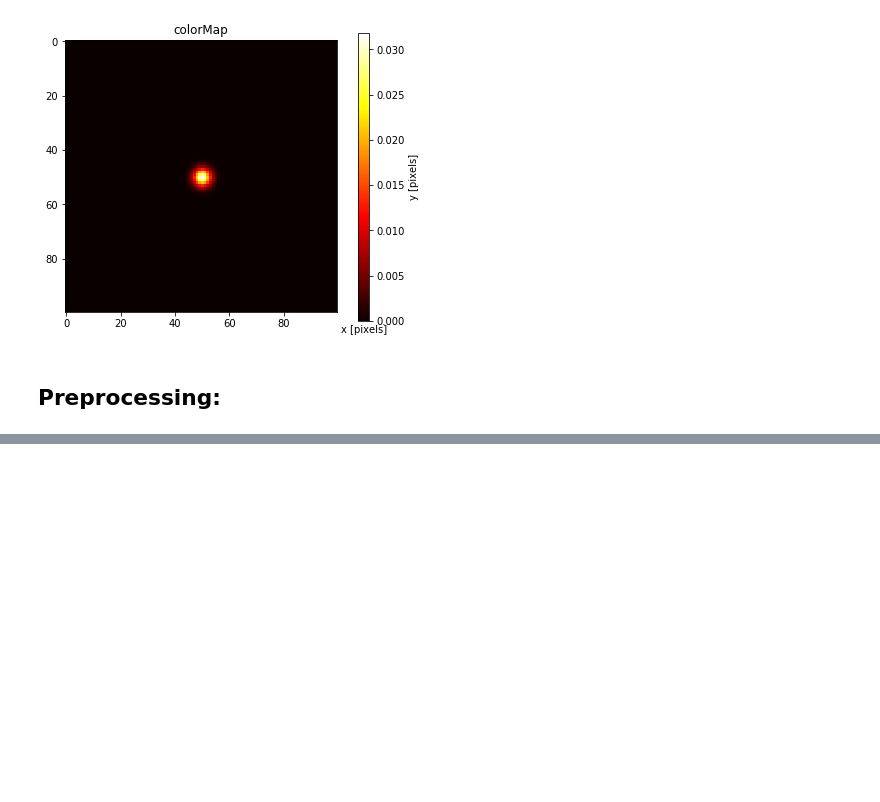
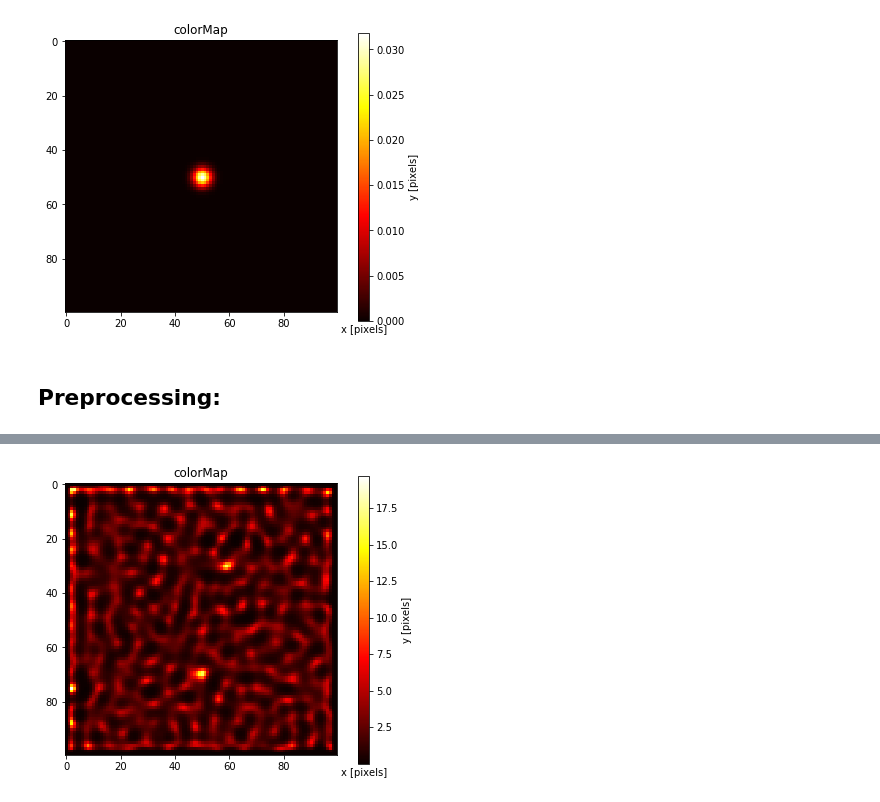
Before and after one commit to cliulinnaeus/AtomDetection, a Jupyter notebook: preprocessing/test.ipynb, the cells around one changed output, grey strips where cells are left out. Cells and saved outputs as stored; diff of their text form; code cells hidden in the pictures; blank space fills up the shorter version.

```diff
--- a/preprocessing/test.ipynb
+++ b/preprocessing/test.ipynb
@@ -58,0 +57,6 @@ visualize
+# %%
+from skimage import restoration
+deconvolved_RL = restoration.richardson_lucy(raw_image, kernel, iterations=30, clip=False)
+visualize(deconvolved_RL)
+# %% [output]
+[figure, added]
```
Also changed, not shown: parts of 7 cells of this notebook, 3 other files.
